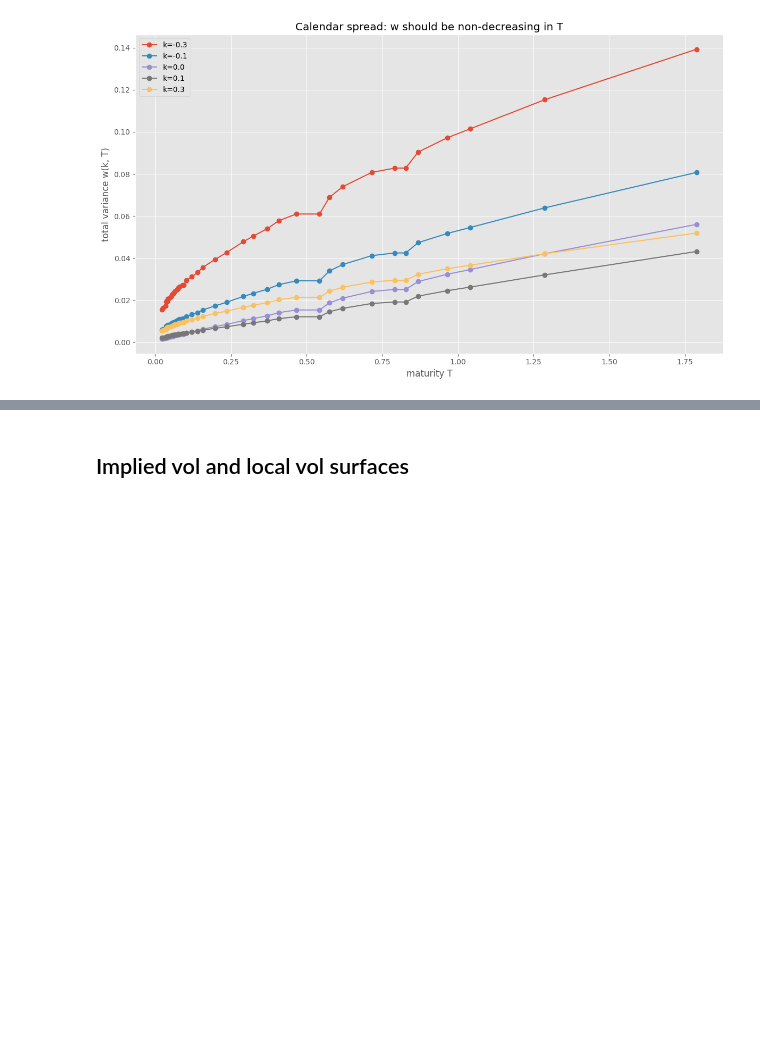
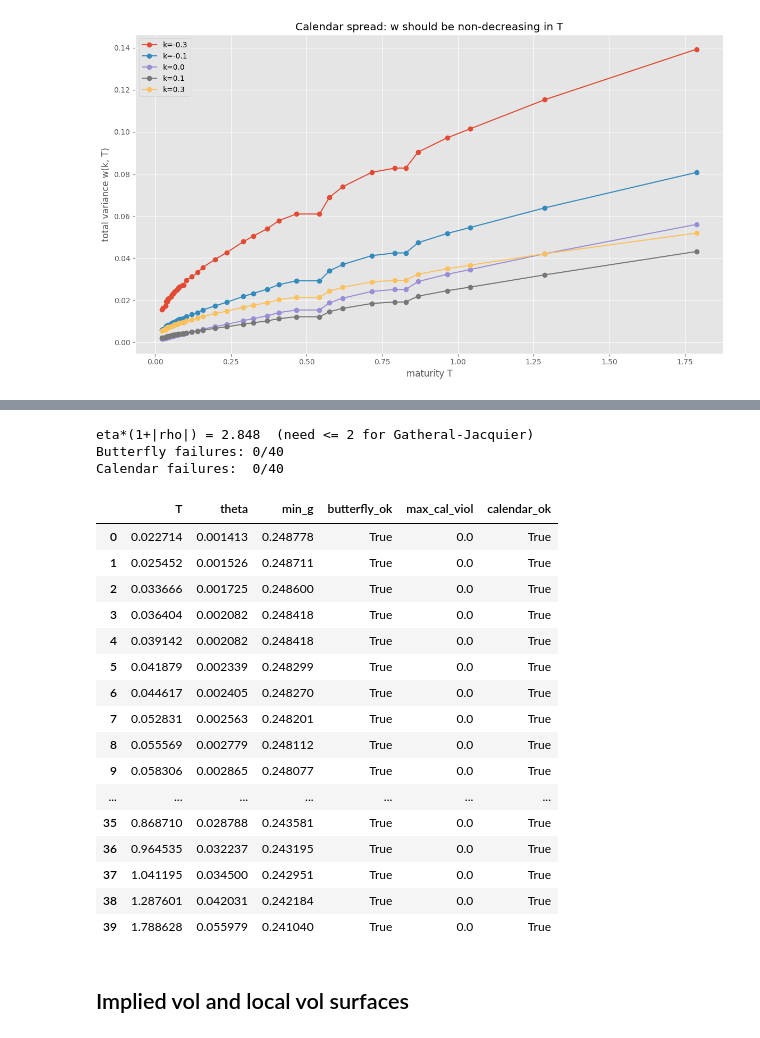
Before and after one commit to libapatrik/Quantitative-Finance-Book, a Jupyter notebook: calibration/02_ssvi.ipynb, the cells around one changed output, grey strips where cells are left out. Cells and saved outputs as stored; diff of their text form; code cells hidden in the pictures; blank space fills up the shorter version.

```diff
--- a/calibration/02_ssvi.ipynb
+++ b/calibration/02_ssvi.ipynb
@@ -343,3 +299,60 @@ constraint_df
+# %%
+params = ssvi_result.params
+k_check = np.linspace(-1.5, 0.5, 500)
+
+# global parameter constraint
+eta_rho = params.eta * (1 + abs(params.rho))
+print(f"eta*(1+|rho|) = {eta_rho:.3f}  (need <= 2 for Gatheral-Jacquier)")
+
+diag_rows = []
+for i, s in enumerate(slices):
+    params.theta = ssvi_result.thetas[i]
+    g_vals = np.array([params.g_function(k) for k in k_check])
+
+    # calendar spread: w(k, T_i) should not exceed w(k, T_{i+1})
+    if i > 0:
+        w_curr = np.array([params.total_variance(k) for k in k_check])
+        params.theta = ssvi_result.thetas[i - 1]
+        w_prev = np.array([params.total_variance(k) for k in k_check])
+        cal_violation = (w_prev - w_curr).max()
+        params.theta = ssvi_result.thetas[i]
+    else:
+        cal_violation = 0.0
+
+    diag_rows.append({
+        'T': s['T'],
+        'theta': ssvi_result.thetas[i],
+        'min_g': g_vals.min(),
+        'butterfly_ok': g_vals.min() >= -1e-10,
+        'max_cal_viol': max(cal_violation, 0.0),
+        'calendar_ok': cal_violation < 1e-10
+    })
+
+diag_df = pd.DataFrame(diag_rows)
+print(f"Butterfly failures: {(~diag_df['butterfly_ok']).sum()}/{len(diag_df)}")
+print(f"Calendar failures:  {(~diag_df['calendar_ok']).sum()}/{len(diag_df)}")
+diag_df
+# %% [output]
+eta*(1+|rho|) = 2.848  (need <= 2 for Gatheral-Jacquier)
+Butterfly failures: 0/40
+Calendar failures:  0/40
+|  | T | theta | min_g | butterfly_ok | max_cal_viol | calendar_ok |
+| 0 | 0.022714 | 0.001413 | 0.248778 | True | 0.0 | True |
+| 1 | 0.025452 | 0.001526 | 0.248711 | True | 0.0 | True |
+| 2 | 0.033666 | 0.001725 | 0.248600 | True | 0.0 | True |
+| 3 | 0.036404 | 0.002082 | 0.248418 | True | 0.0 | True |
+| 4 | 0.039142 | 0.002082 | 0.248418 | True | 0.0 | True |
+| 5 | 0.041879 | 0.002339 | 0.248299 | True | 0.0 | True |
+| 6 | 0.044617 | 0.002405 | 0.248270 | True | 0.0 | True |
+| 7 | 0.052831 | 0.002563 | 0.248201 | True | 0.0 | True |
+| 8 | 0.055569 | 0.002779 | 0.248112 | True | 0.0 | True |
+| 9 | 0.058306 | 0.002865 | 0.248077 | True | 0.0 | True |
+| ... | ... | ... | ... | ... | ... | ... |
+| 35 | 0.868710 | 0.028788 | 0.243581 | True | 0.0 | True |
+| 36 | 0.964535 | 0.032237 | 0.243195 | True | 0.0 | True |
+| 37 | 1.041195 | 0.034500 | 0.242951 | True | 0.0 | True |
+| 38 | 1.287601 | 0.042031 | 0.242184 | True | 0.0 | True |
+| 39 | 1.788628 | 0.055979 | 0.241040 | True | 0.0 | True |
 # %% [markdown]
 ## Implied vol and local vol surfaces
 # %%
```
Also changed, not shown: parts of 11 cells of this notebook, 5 other files.
